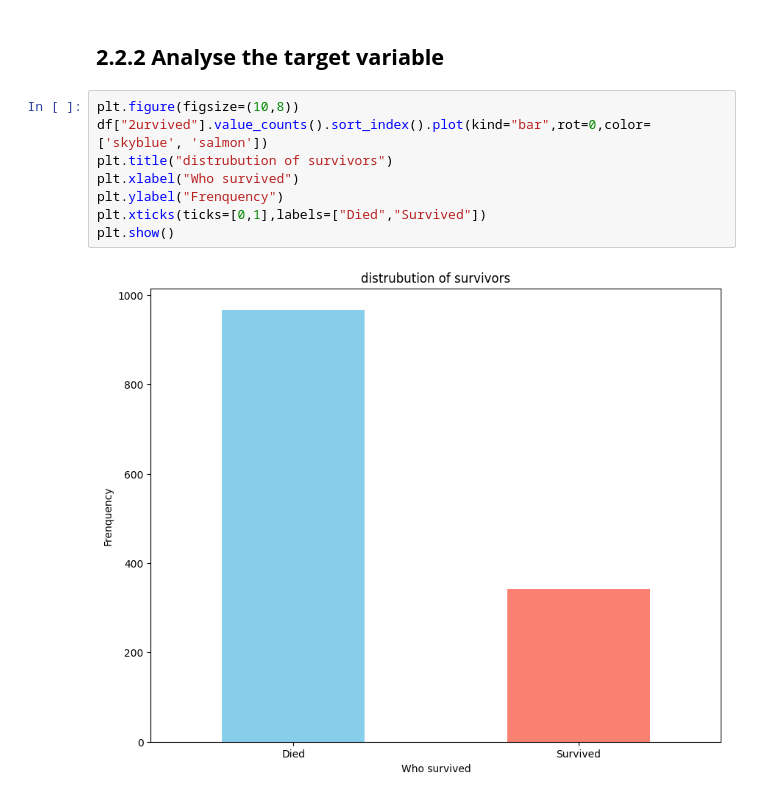
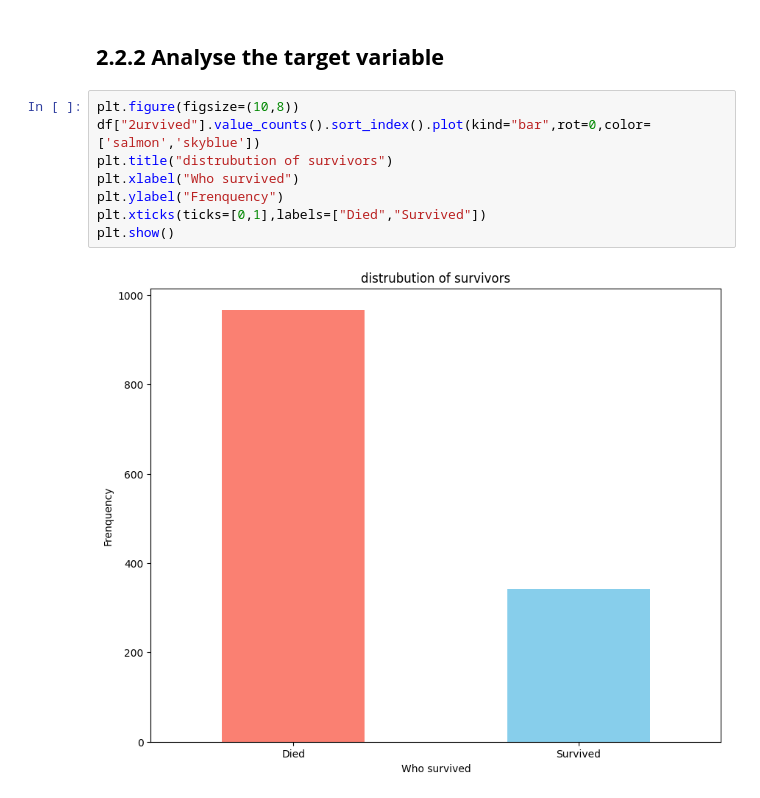
Before and after one commit to everi123/EDA_titanic_practice, a Jupyter notebook: edabestpractice.ipynb, the cells around one changed output. Saved outputs shown, nothing was run; the diff lists cells and outputs as text.

```diff
--- a/edabestpractice.ipynb
+++ b/edabestpractice.ipynb
@@ -348,12 +349,12 @@ plt.show()
 ## **2.2.2 Analyse the target variable**
 # %%
 plt.figure(figsize=(10,8))
-df["2urvived"].value_counts().sort_index().plot(kind="bar",rot=0,color=['skyblue', 'salmon'])
+df["2urvived"].value_counts().sort_index().plot(kind="bar",rot=0,color=['salmon','skyblue'])
 plt.title("distrubution of survivors")
 plt.xlabel("Who survived")
 plt.ylabel("Frenquency")
 plt.xticks(ticks=[0,1],labels=["Died","Survived"])
 plt.show()
 # %% [output]
-[figure, old version]
+[figure, new version]
 # %% [markdown]
```
Also changed, not shown: parts of 18 cells of this notebook.
